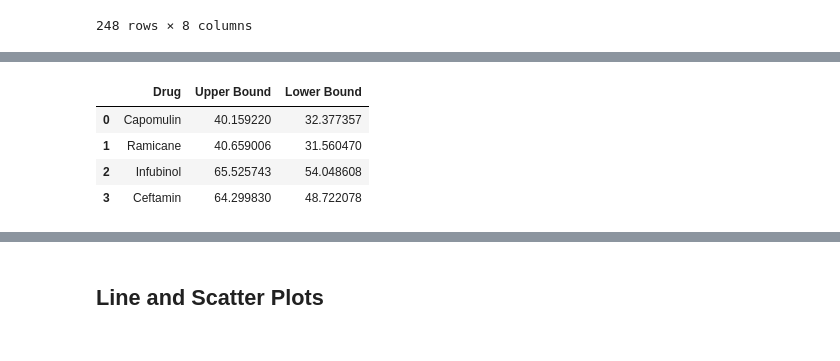
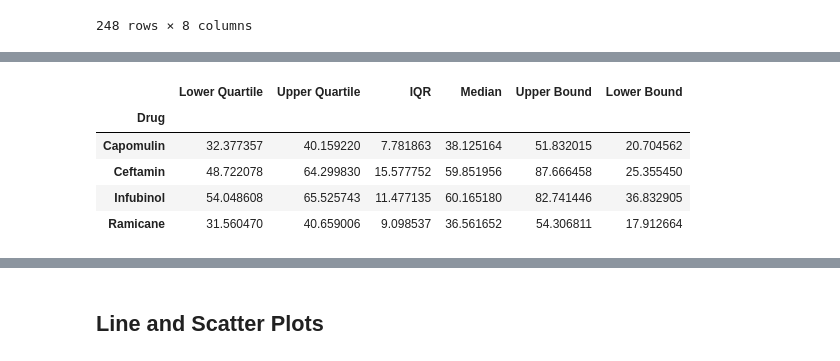
Before and after one commit to jaysueno/pymaceuticals, a Jupyter notebook: Pymaceuticals/jay_v2.ipynb, the cells around one changed output, grey strips where cells are left out. Drawn from its saved outputs; the diff is of its cells as text; code cells hidden in the pictures.

```diff
--- a/Pymaceuticals/jay_v2.ipynb
+++ b/Pymaceuticals/jay_v2.ipynb
@@ -281,37 +263,52 @@ drug_df
 # %%
     # Determine outliers using upper and lower bounds
 quart_cap = drug_df[treatments[0]].quantile([.25, .5, .75])
 low_cap = quart_cap[.25]
+med_cap = quart_cap[.5]
 up_cap = quart_cap[.75]
 iqr_cap = up_cap-low_cap
+lowb_cap = low_cap - (1.5*iqr_cap)
+upb_cap = up_cap + (1.5*iqr_cap)
 
 quart_ram = drug_df['Ramicane'].quantile([.25, .5, .75])
 low_ram = quart_ram[.25]
+med_ram = quart_ram[.5]
 up_ram = quart_ram[.75]
 iqr_ram = up_ram-low_ram
+lowb_ram = low_ram - (1.5*iqr_ram)
+upb_ram = up_ram + (1.5*iqr_ram)
 
 quart_inf = drug_df[treatments[2]].quantile([.25, .5, .75])
 low_inf = quart_inf[.25]
+med_inf = quart_inf[.5]
 up_inf = quart_inf[.75]
 iqr_inf = up_inf-low_inf
-lowb_cef = low_cef - (1.5*iqr_cef)
-upb_cef = up_cef + (1.5*iqr_cef)
+lowb_inf = low_inf - (1.5*iqr_inf)
+upb_inf = up_inf + (1.5*iqr_inf)
 
 quart_cef = drug_df[treatments[3]].quantile([.25, .5, .75])
 low_cef = quart_cef[.25]
+med_cef = quart_cef[.5]
 up_cef = quart_cef[.75]
 iqr_cef = up_cef-low_cef
 lowb_cef = low_cef - (1.5*iqr_cef)
 upb_cef = up_cef + (1.5*iqr_cef)
 
 outliers = pd.DataFrame({'Drug': treatments,
-                        'Upper Bound': [up_cap, up_ram, up_inf, up_cef],
-                        'Lower Bound': [low_cap, low_ram, low_inf, low_cef]
+                         'Lower Quartile':[low_cap, low_ram, low_inf, low_cef],
+                         'Upper Quartile':[up_cap, up_ram, up_inf, up_cef],
+                         'IQR':[iqr_cap, iqr_ram, iqr_inf, iqr_cef],
+                         'Median':[med_cap, med_ram, med_inf, med_cef],
+                        'Upper Bound': [upb_cap, upb_ram, upb_inf, upb_cef],
+                        'Lower Bound': [lowb_cap, lowb_ram, lowb_inf, lowb_cef]
                         })
 outliers
+outliers_group = outliers.groupby('Drug')
+outliers_group.sum()
 # %% [output]
-|  | Drug | Upper Bound | Lower Bound |
-| 0 | Capomulin | 40.159220 | 32.377357 |
-| 1 | Ramicane | 40.659006 | 31.560470 |
-| 2 | Infubinol | 65.525743 | 54.048608 |
-| 3 | Ceftamin | 64.299830 | 48.722078 |
+|  | Lower Quartile | Upper Quartile | IQR | Median | Upper Bound | Lower Bound |
+| Drug |  |  |  |  |  |  |
+| Capomulin | 32.377357 | 40.159220 | 7.781863 | 38.125164 | 51.832015 | 20.704562 |
+| Ceftamin | 48.722078 | 64.299830 | 15.577752 | 59.851956 | 87.666458 | 25.355450 |
+| Infubinol | 54.048608 | 65.525743 | 11.477135 | 60.165180 | 82.741446 | 36.832905 |
+| Ramicane | 31.560470 | 40.659006 | 9.098537 | 36.561652 | 54.306811 | 17.912664 |
```
Also changed, not shown: parts of 3 cells of this notebook.
